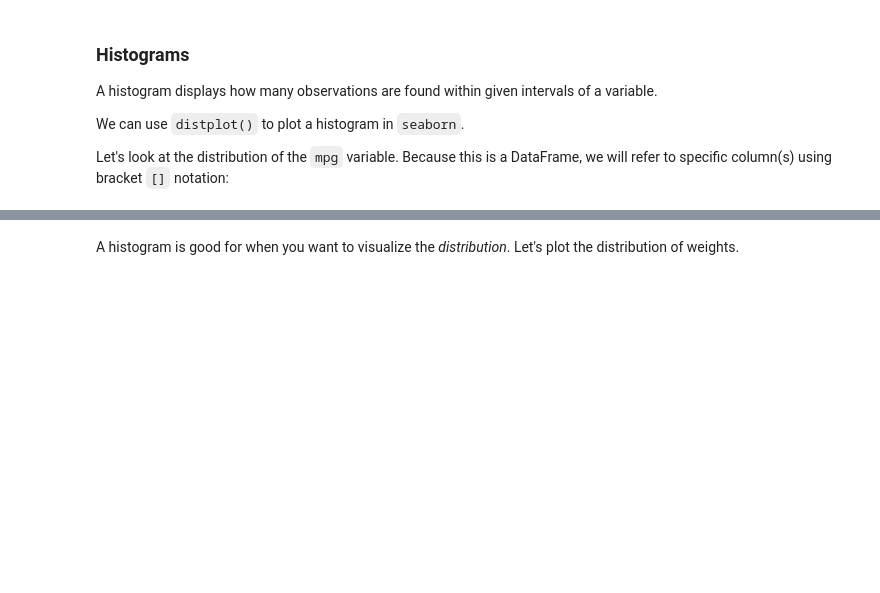
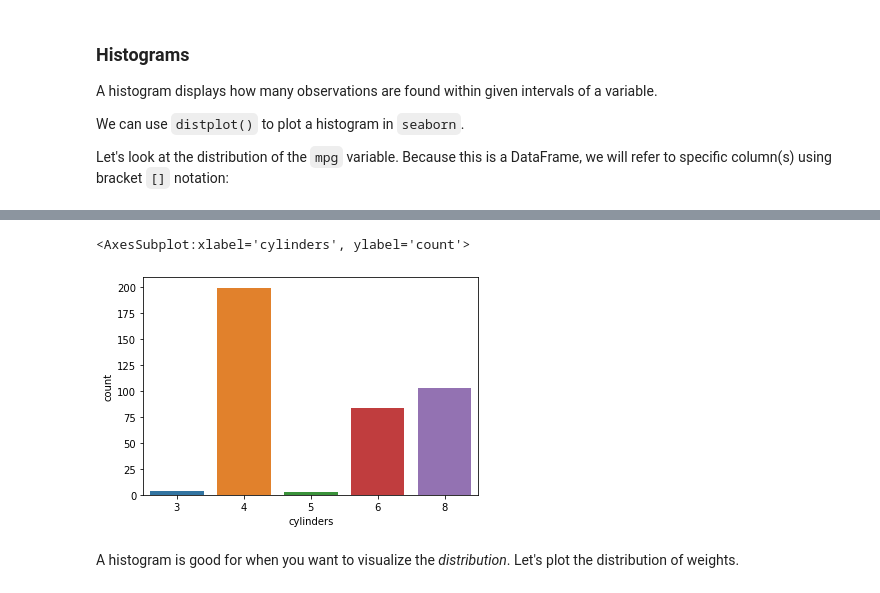
Before and after one commit to stringfestdata/olt-python-for-excel-users, a Jupyter notebook: 3-python-for-data-analysis/data-visualization.ipynb, the cells around one changed output, grey strips where cells are left out. Saved outputs shown, nothing was run; the diff lists cells and outputs as text; code cells hidden in the pictures; blank space fills up the shorter version.

```diff
--- a/3-python-for-data-analysis/data-visualization.ipynb
+++ b/3-python-for-data-analysis/data-visualization.ipynb
@@ -75,3 +104,10 @@ baseball.head()
+# %%
+# Count the number of observations
+# per number of cylinders
+sns.countplot(mpg['cylinders'])
+# %% [output]
+<AxesSubplot:xlabel='cylinders', ylabel='count'>
+[figure, added]
 # %% [markdown]
 A histogram is good for when you want to visualize the *distribution*. Let's plot the distribution of weights.
 # %% [markdown]
```
Also changed, not shown: parts of 9 cells of this notebook.
